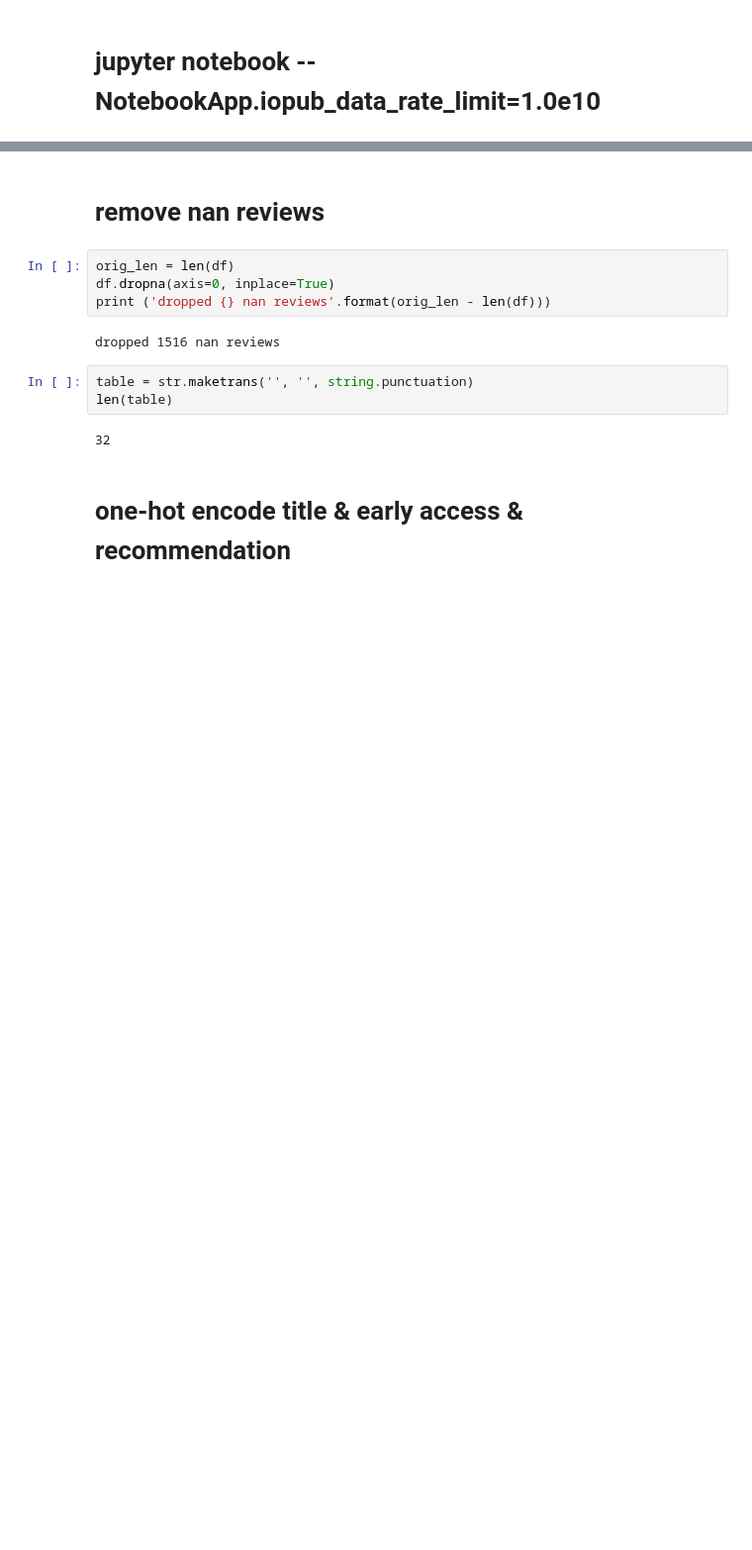
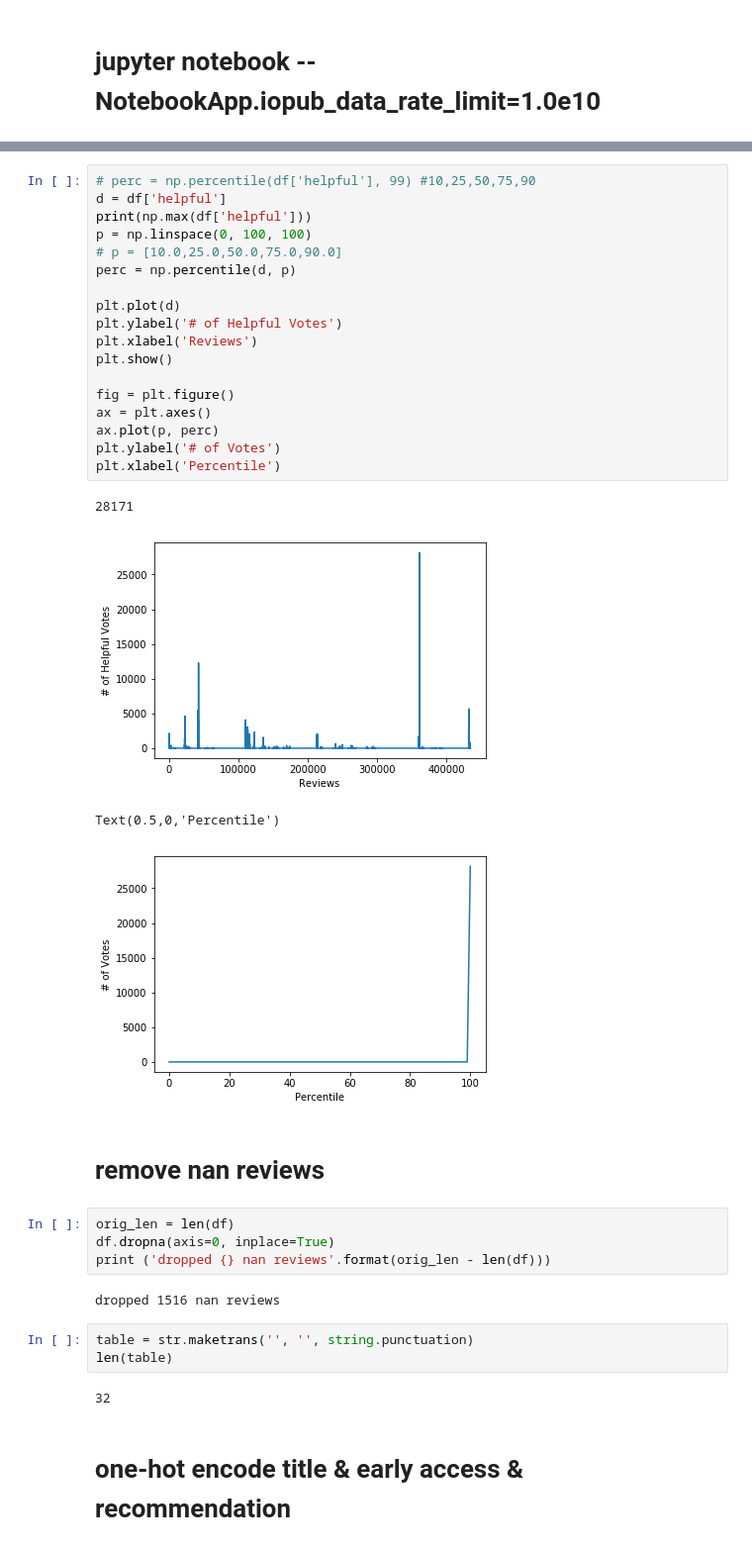
Before and after one commit to KWellesly/NLP-steam-reviews, a Jupyter notebook: data_cleaning.ipynb, the cells around one changed output, grey strips where cells are left out. Shown at 99% size. Saved outputs shown, nothing was run; the diff lists cells and outputs as text; blank space fills up the shorter version.

Commit message:
graph

```diff
--- a/data_cleaning.ipynb
+++ b/data_cleaning.ipynb
@@ -50,6 +50,29 @@ df.head()
 | 2 | 2019-02-07 | 0 | 0 | 892 | False | Recommended | Very good game although a bit ove... | Expansion - Hearts of Iron IV: Ma... |
 | 3 | 2018-06-14 | 126 | 1086 | 676 | False | Recommended | Out of all the reviews I wrote Th... | Dead by Daylight |
 | 4 | 2017-06-20 | 85 | 2139 | 612 | False | Recommended | Disclaimer I survivor main. I pla... | Dead by Daylight |
+# %%
+# perc = np.percentile(df['helpful'], 99) #10,25,50,75,90
+d = df['helpful']
+print(np.max(df['helpful']))
+p = np.linspace(0, 100, 100)
+# p = [10.0,25.0,50.0,75.0,90.0]
+perc = np.percentile(d, p)
+
+plt.plot(d)
+plt.ylabel('# of Helpful Votes')
+plt.xlabel('Reviews')
+plt.show()
+
+fig = plt.figure()
+ax = plt.axes()
+ax.plot(p, perc)
+plt.ylabel('# of Votes')
+plt.xlabel('Percentile')
+# %% [output]
+28171
+[figure, added]
+Text(0.5,0,'Percentile')
+[figure, added]
 # %% [markdown]
 # remove nan reviews
 # %%
```
Also changed, not shown: parts of 1 cell of this notebook.
